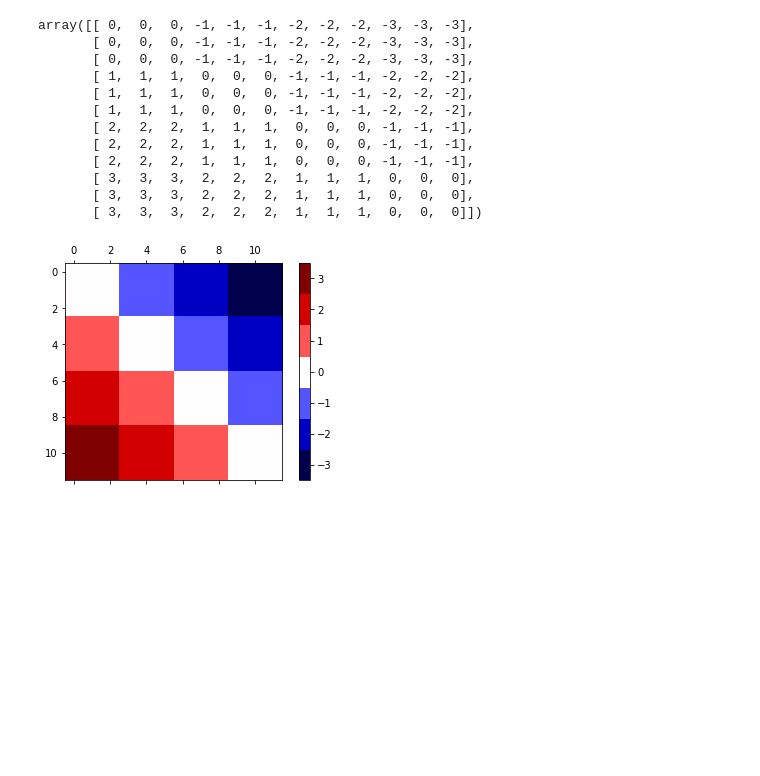
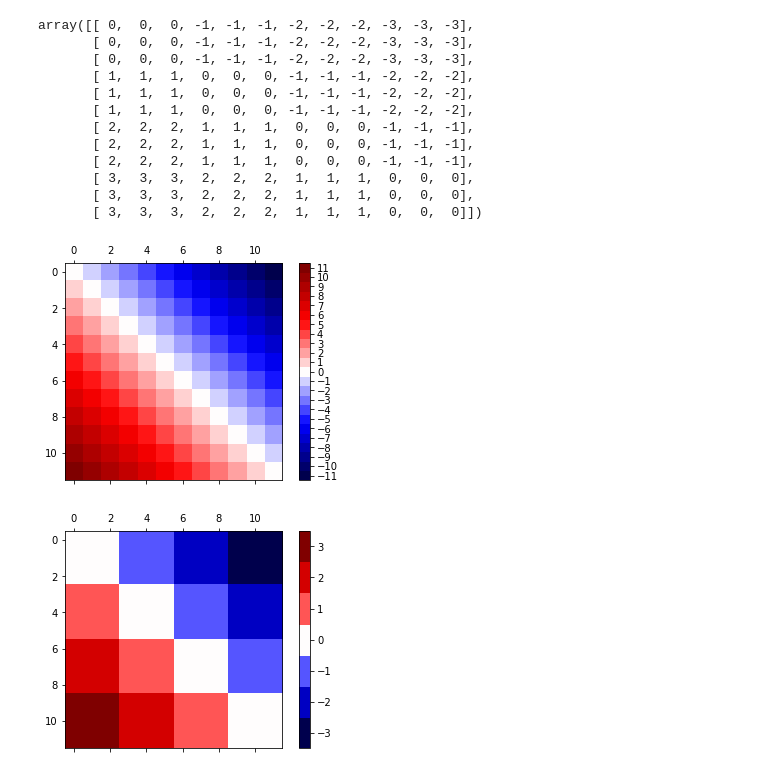
Before and after one commit to pinga-lab/Eq_Layer-Toeplitz, a Jupyter notebook: code/structure-A.ipynb, the cells around one changed output. Cells and saved outputs as stored; diff of their text form; code cells hidden in the pictures; blank space fills up the shorter version.

```diff
--- a/code/structure-A.ipynb
+++ b/code/structure-A.ipynb
@@ -460,4 +477,10 @@ array([[ 0,  0,  0, -1, -1, -1, -2, -2, -2, -3, -3, -3],
        [ 3,  3,  3,  2,  2,  2,  1,  1,  1,  0,  0,  0],
        [ 3,  3,  3,  2,  2,  2,  1,  1,  1,  0,  0,  0],
        [ 3,  3,  3,  2,  2,  2,  1,  1,  1,  0,  0,  0]])
+# %%
+diff_ij_grid = diff_i_j(Nx, Ny)
+# %%
+plot_grid(diff_ij_grid)
+# %% [output]
+[figure, added]
 # %%
```
Also changed, not shown: parts of 16 cells of this notebook, 3 other files.
